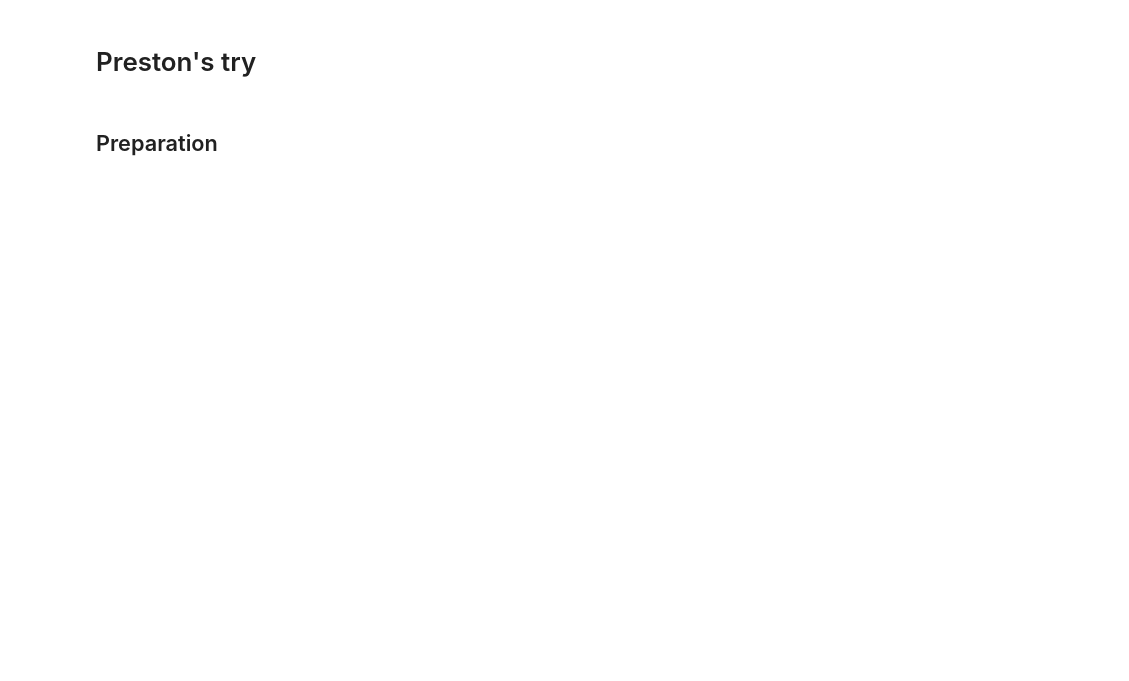
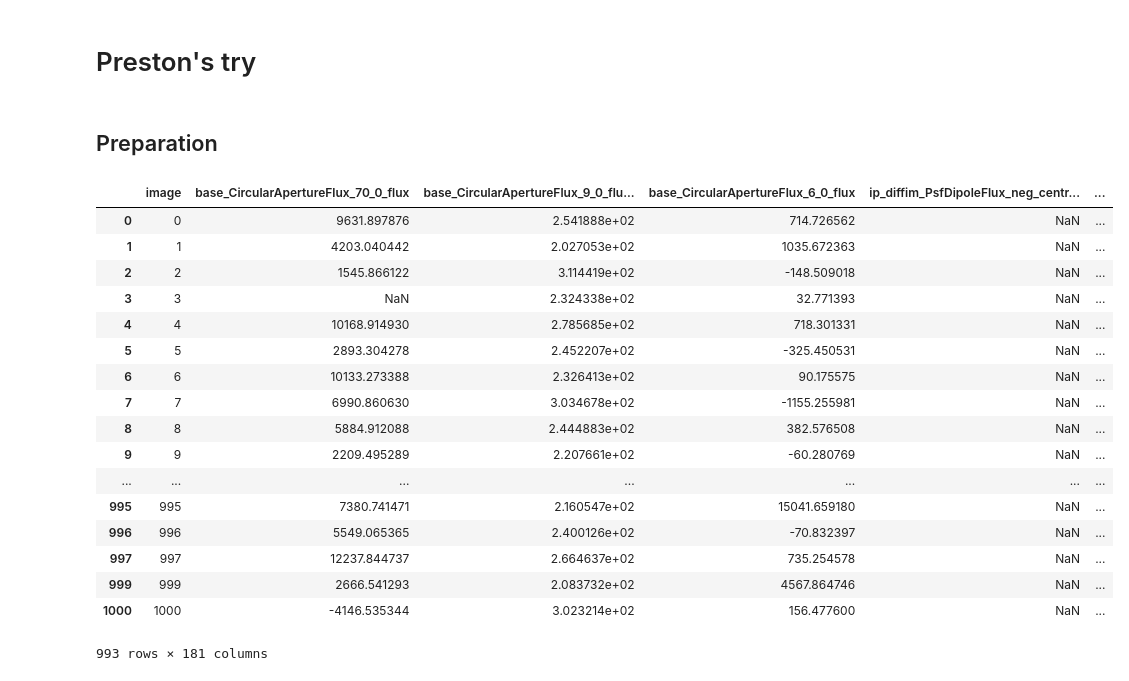
Before and after one commit to parejkoj/LSST-Zoo, a Jupyter notebook: ML/new_try.ipynb, the cells around one changed output. Cells and saved outputs as stored; diff of their text form; code cells hidden in the pictures; blank space fills up the shorter version.

```diff
--- a/ML/new_try.ipynb
+++ b/ML/new_try.ipynb
@@ -32,3 +33,31 @@ for _, row in classify_df.iterrows():
     classification = a_data['value']
     image_class[idx] = (int(image_num), classification)
     idx += 1
+# %%
+# add a new classification column, init with None
+params_df = params_df.assign(Classification=Series(np.full(params_df.shape[0], None)))
+for image in image_class:
+    params_df.loc[image[0], "Classification"] = image[1]
+# drop the rows with no classification
+df = params_df[params_df["Classification"].notnull()]
+# %%
+df
+# %% [output]
+|  | image | base_CircularApertureFlux_70_0_flux | base_CircularApertureFlux_9_0_flu... | base_CircularApertureFlux_6_0_flux | ip_diffim_PsfDipoleFlux_neg_centr... | ... |
+| 0 | 0 | 9631.897876 | 2.541888e+02 | 714.726562 | NaN | ... |
+| 1 | 1 | 4203.040442 | 2.027053e+02 | 1035.672363 | NaN | ... |
+| 2 | 2 | 1545.866122 | 3.114419e+02 | -148.509018 | NaN | ... |
+| 3 | 3 | NaN | 2.324338e+02 | 32.771393 | NaN | ... |
+| 4 | 4 | 10168.914930 | 2.785685e+02 | 718.301331 | NaN | ... |
+| 5 | 5 | 2893.304278 | 2.452207e+02 | -325.450531 | NaN | ... |
+| 6 | 6 | 10133.273388 | 2.326413e+02 | 90.175575 | NaN | ... |
+| 7 | 7 | 6990.860630 | 3.034678e+02 | -1155.255981 | NaN | ... |
+| 8 | 8 | 5884.912088 | 2.444883e+02 | 382.576508 | NaN | ... |
+| 9 | 9 | 2209.495289 | 2.207661e+02 | -60.280769 | NaN | ... |
+| ... | ... | ... | ... | ... | ... | ... |
+| 995 | 995 | 7380.741471 | 2.160547e+02 | 15041.659180 | NaN | ... |
+| 996 | 996 | 5549.065365 | 2.400126e+02 | -70.832397 | NaN | ... |
+| 997 | 997 | 12237.844737 | 2.664637e+02 | 735.254578 | NaN | ... |
+| 999 | 999 | 2666.541293 | 2.083732e+02 | 4567.864746 | NaN | ... |
+| 1000 | 1000 | -4146.535344 | 3.023214e+02 | 156.477600 | NaN | ... |
+993 rows × 181 columns
```
Also changed, not shown: parts of 1 cell of this notebook.
